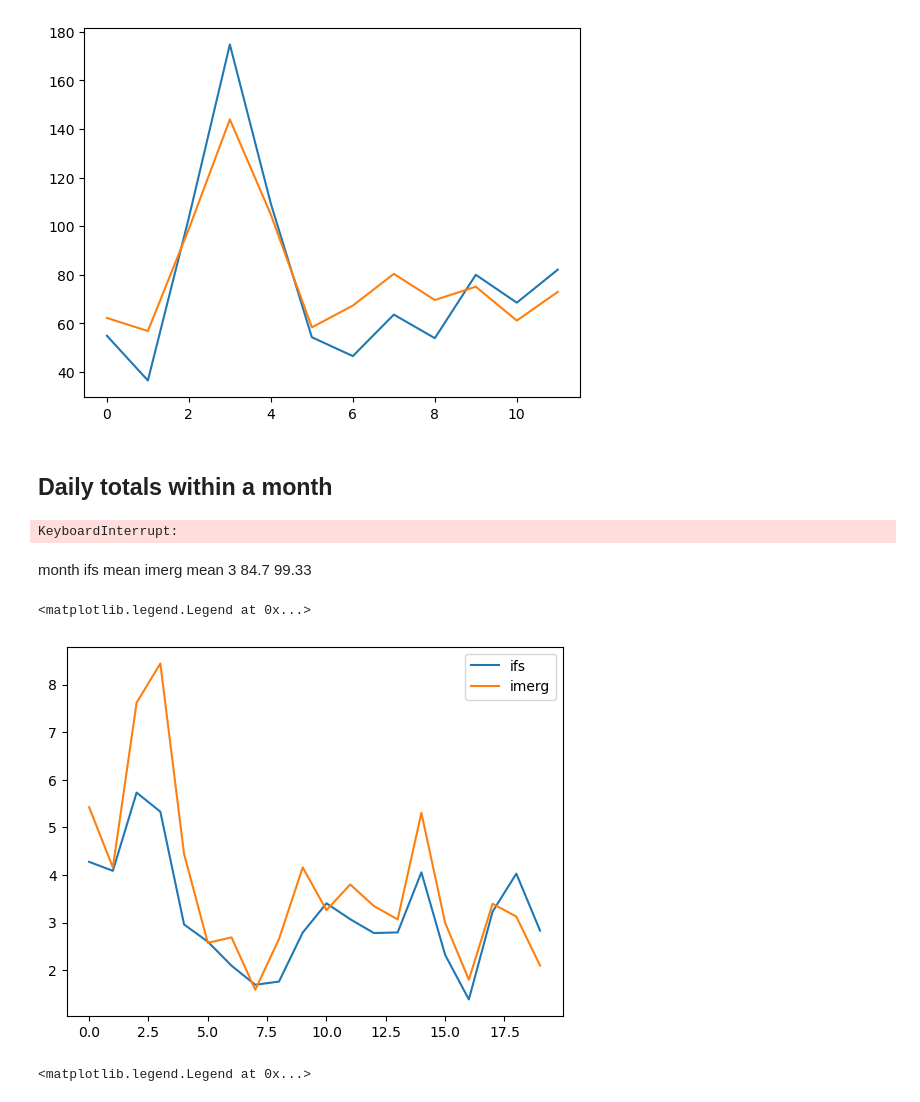
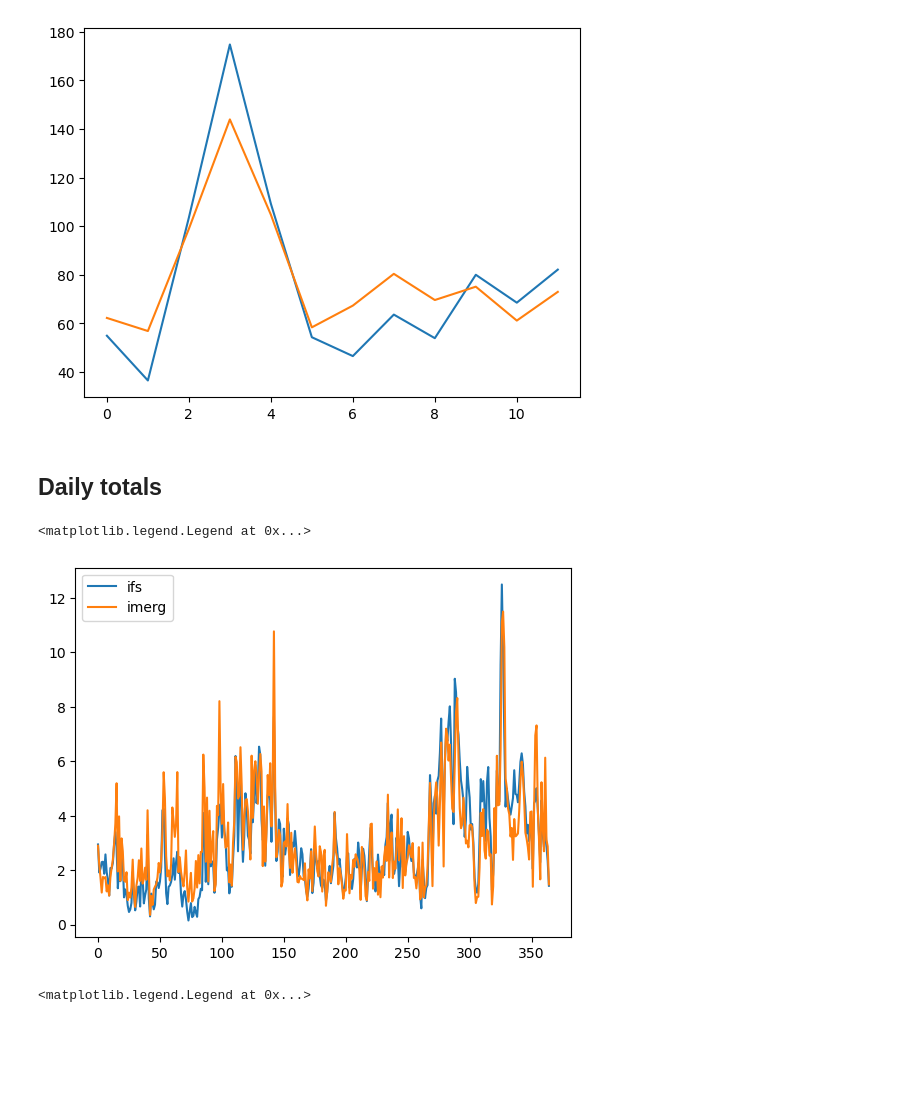
Before and after one commit to mlangguth89/downscaling-cgan, a Jupyter notebook: notebooks/investigate_ifs_data.ipynb, the cells around one changed output. Drawn from its saved outputs; the diff is of its cells as text; code cells hidden in the pictures; blank space fills up the shorter version.

```diff
--- a/notebooks/investigate_ifs_data.ipynb
+++ b/notebooks/investigate_ifs_data.ipynb
@@ -53,52 +53,29 @@ plt.plot(monthly_imerg_mean)
 [<matplotlib.lines.Line2D at 0x...>]
 [figure]
 # %% [markdown]
-## Daily totals within a month
+## Daily totals
-# %%
-# Verify that IFs data is loading correctly
-from tqdm import tqdm
-from calendar import monthrange
-from datetime import datetime
-from dsrnngan.data import get_ifs_filepath, get_ifs_forecast_time, load_ifs, load_imerg
-latitude_vals = np.arange(-11.95, 15.95, 0.1)
-longitude_vals = np.arange(25.05, 49.05, 0.1)
-
-month = 3
-ifs_daily_tot = {}
-imerg_daily_tot = {}
-year = 2018
-
-for day in tqdm(range(1, monthrange(year, month)[1] +1)):
-
-    ifs_daily_tot[day] = 0
-    imerg_daily_tot[day] = 0
-
-    for hour in range(24):
-
-        # try:
-        ds_ifs = load_ifs('tp', datetime(year, month, day), hour, log_precip=False, norm=False, latitude_vals=latitude_vals, longitude_vals=longitude_vals)
-        ifs_daily_tot[day] += ds_ifs
-        # except:
-        #     print(f'No ifs data for {year} {month} {day} {hour}')
-
-        ds_imerg = load_imerg(datetime(year, month, day), hour=hour,
-                            data_dir='/bp1/geog-tropical/users/uz22147/east_africa_data/IMERG/half_hourly/final/',
-                        latitude_vals=latitude_vals, longitude_vals=longitude_vals)
-        imerg_daily_tot[day] += ds_imerg
-# %% [output]
-KeyboardInterrupt:
-# %% [markdown]
-month         ifs mean      imerg mean
-3             84.7          99.33
+# %%
+import pickle
+import xarray as xr
+year = 2019
+
+with open(f'/user/home/uz22147/repos/downscaling-cgan/rainfall_data/daily_ifs_rainfall_{year}.pkl', 'rb') as ifh:
+    ifs_data = pickle.load(ifh)
+
+with open(f'/user/home/uz22147/repos/downscaling-cgan/rainfall_data/daily_imerg_rainfall_{year}.pkl', 'rb') as ifh:
+    imerg_data = pickle.load(ifh)
+# %%
+ifs_daily_tot = [day_value.mean()  for v in ifs_data.values() for day_value in v.values()]
+imerg_daily_tot = [day_value.mean()  for v in imerg_data.values() for day_value in v.values()]
 # %%
 import matplotlib.pyplot as plt
 
-plt.plot([np.mean(item) for item in ifs_daily_tot.values()], label='ifs')
-plt.plot([np.mean(item) for item in imerg_daily_tot.values()], label='imerg')
+plt.plot(ifs_daily_tot, label='ifs')
+plt.plot(imerg_daily_tot, label='imerg')
 plt.legend()
 # %% [output]
 <matplotlib.legend.Legend at 0x...>
-[figure, old version]
+[figure, new version]
 # %%
 import matplotlib.pyplot as plt
 
```
Also changed, not shown: 4 other files.
